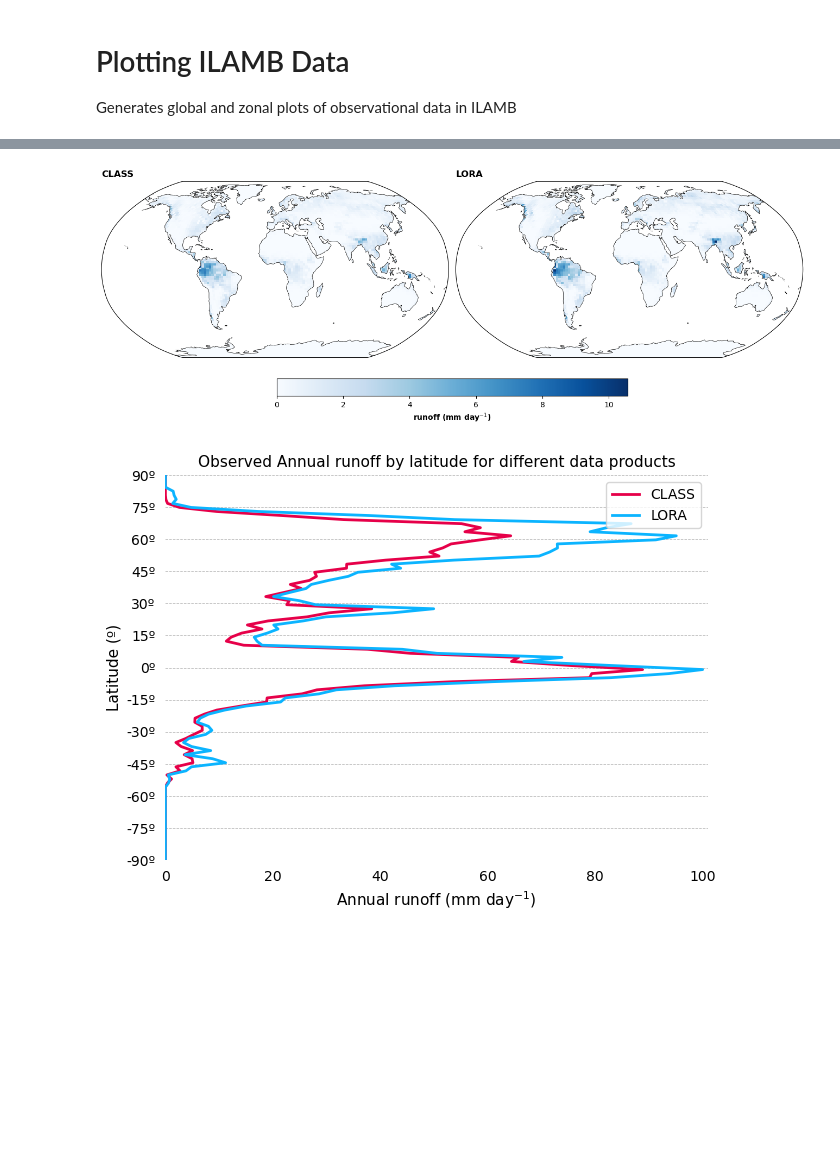
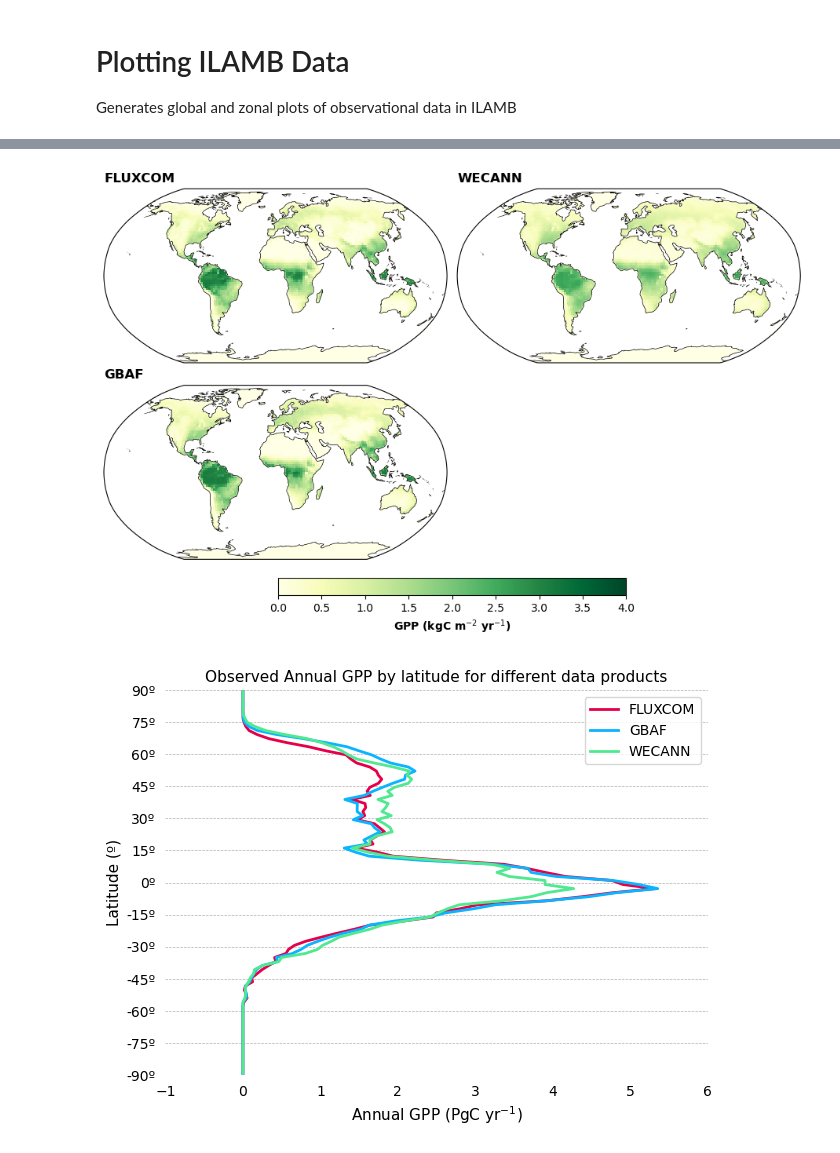
Before and after one commit to adrifoster/fates_calibration_library, a Jupyter notebook: notebooks/PlotILAMBObservations.ipynb, the cells around one changed output, grey strips where cells are left out. Cells and saved outputs as stored; diff of their text form; code cells hidden in the pictures; blank space fills up the shorter version.

```diff
--- a/notebooks/PlotILAMBObservations.ipynb
+++ b/notebooks/PlotILAMBObservations.ipynb
@@ -198,7 +15,7 @@ obs_dict = {
 # %%
 # compiled ILAMB observational data
-ILAMB_obs_file = '/glade/work/afoster/FATES_calibration/observations/all_ILAMB_obs.nc'
-ILAMB_dat = xr.open_dataset(ILAMB_obs_file)
+ilamb_obs_file = '/glade/work/afoster/FATES_calibration/observations/all_ILAMB_obs.nc'
+ilamb_dat = xr.open_dataset(ilamb_obs_file)
 # %%
-plotvar = 'MRRO'
+plotvar = 'GPP'
 attributes = obs_dict[plotvar]
@@ -205,5 +65,5 @@ attributes = obs_dict[plotvar]
 # %%
-ilamb.plot_ilamb_var(ILAMB_dat, attributes['var'], obs_dict[plotvar])
+ilamb.plot_ilamb_var(ilamb_dat, attributes['var'], obs_dict[plotvar])
 # %% [output]
-[figure, old version]
+[figure, new version]
-[figure, old version]
+[figure, new version]
```
Also changed, not shown: parts of 6 cells of this notebook, 6 other files.
